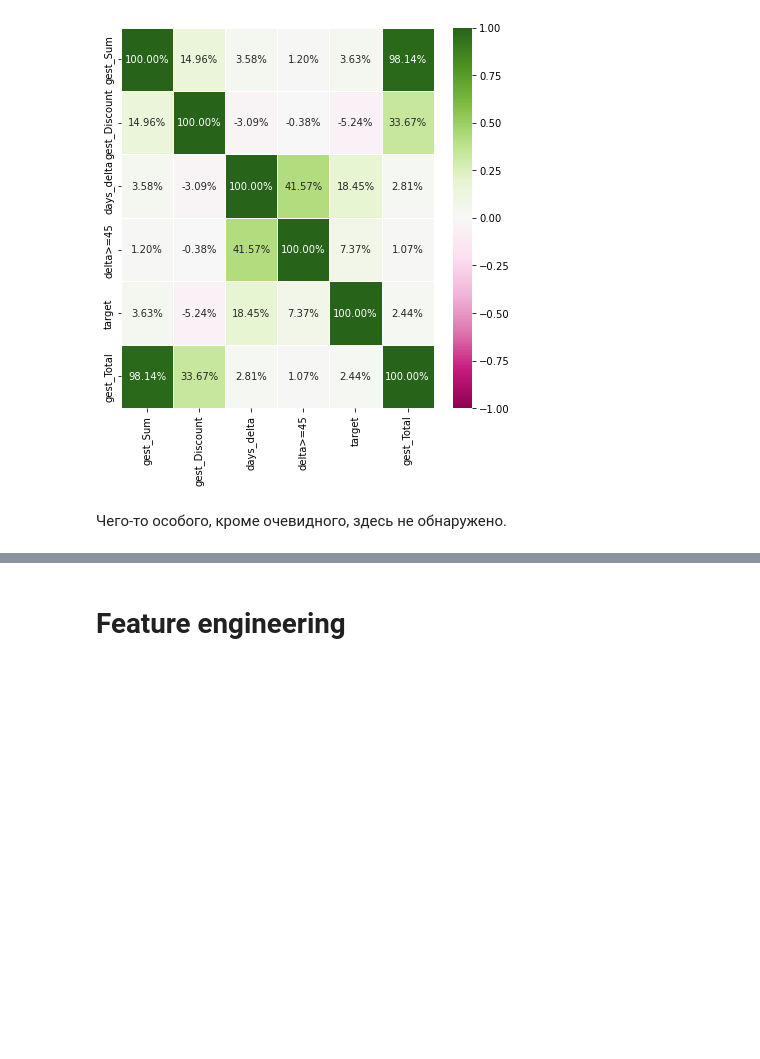
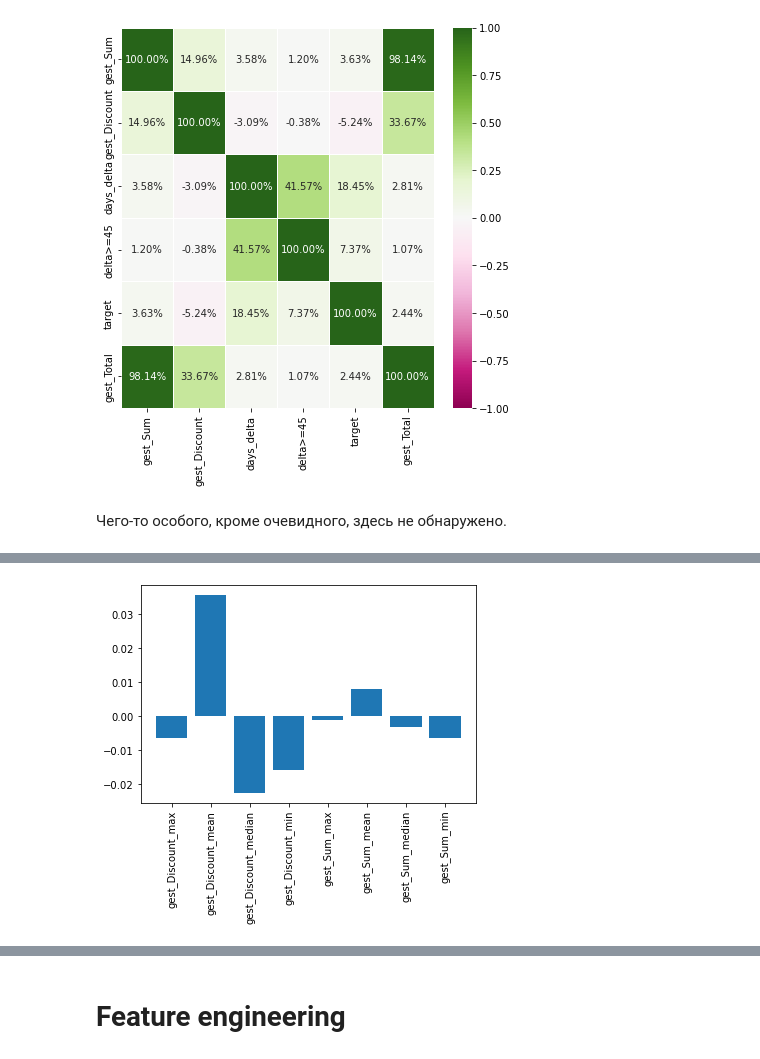
Before and after one commit to snakerzr/cupcake_churn_prediction, a Jupyter notebook: notebook.ipynb, the cells around one changed output, grey strips where cells are left out. Saved outputs shown, nothing was run; the diff lists cells and outputs as text; code cells hidden in the pictures; blank space fills up the shorter version.

Commit message:
new proper (maybe not) baseline

```diff
--- a/notebook.ipynb
+++ b/notebook.ipynb
@@ -1038,0 +1127,3 @@ plt.show()
+# %%
+# Создадим датафрейм с присоединенными таргетами
+pivot_baseline_full_new = pivot_baseline.merge(df_target,on='clnt_ID')
@@ -1038,0 +1135,6 @@ plt.show()
+# %%
+# Создадим фичи и таргет
+
+# Новый
+X = pivot_baseline_full_new.drop(columns=['target'])
+y = pivot_baseline_full_new['target']
@@ -1038,0 +1157,9 @@ plt.show()
+# %%
+# Логистическая регрессия
+with warnings.catch_warnings():
+    warnings.simplefilter('ignore')
+    log_reg = LogisticRegression()
+    # log_reg_cv_orig = cross_validate(log_reg, X_orig, y_orig, cv=5, scoring='roc_auc')
+    log_reg_cv_new = cross_validate(log_reg, X, y, cv=5, scoring='roc_auc')
+
+# Здесь ошибки несходимости - убрал
@@ -1038,0 +1194,5 @@ plt.show()
+# %%
+with warnings.catch_warnings():
+    warnings.simplefilter('ignore')
+    log_reg = LogisticRegression().fit(X,y)
+log_reg.coef_
@@ -1038,0 +1240,6 @@ plt.show()
+# %%
+plt.bar(x=X.columns,height=log_reg.coef_[0])
+plt.xticks(rotation=90)
+plt.show()
+# %% [output]
+[figure, added]
```
Also changed, not shown: parts of 52 cells of this notebook.
